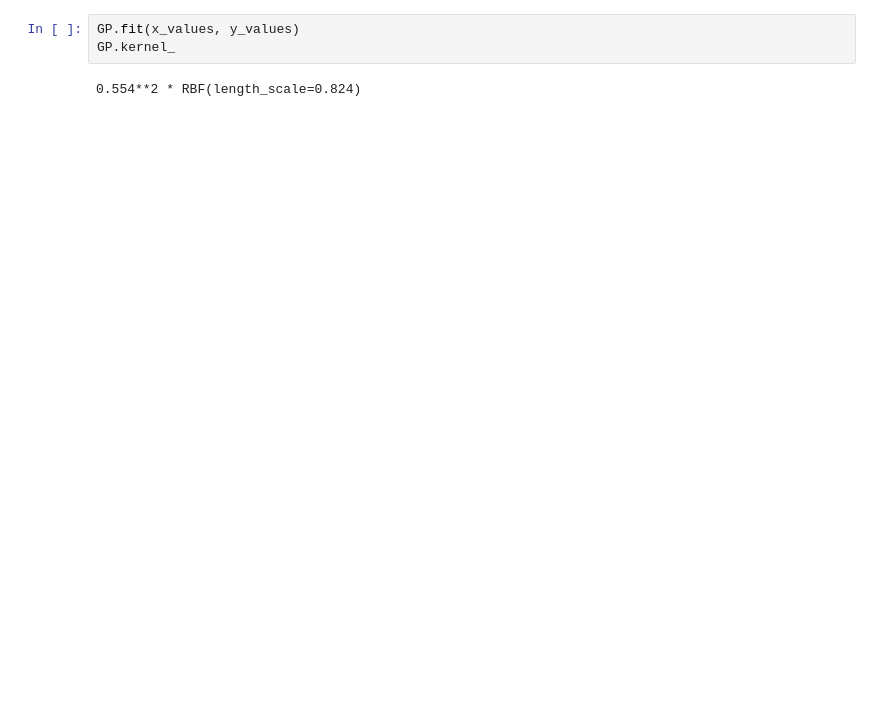
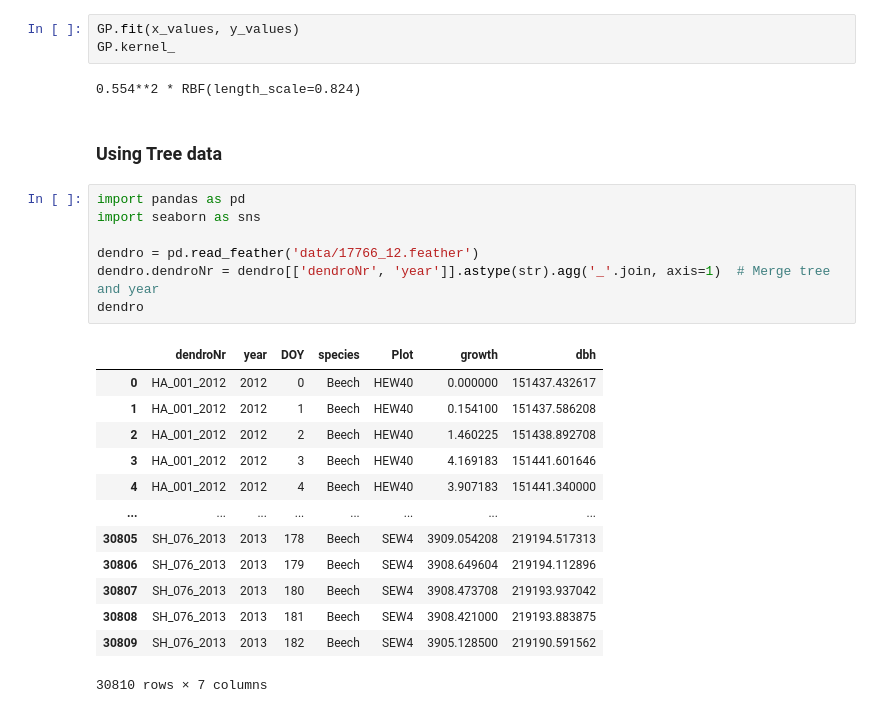
Before and after one commit to ItsNiklas/sparse-gaussian-processes, a Jupyter notebook: GP.ipynb, the cells around one changed output. Drawn from its saved outputs; the diff is of its cells as text; blank space fills up the shorter version.

```diff
--- a/GP.ipynb
+++ b/GP.ipynb
@@ -303,3 +102,26 @@ GP.fit(x_values, y_values)
 GP.kernel_
 # %% [output]
 0.554**2 * RBF(length_scale=0.824)
+# %% [markdown]
+### Using Tree data
+# %%
+import pandas as pd
+import seaborn as sns
+
+dendro = pd.read_feather('data/17766_12.feather')
+dendro.dendroNr = dendro[['dendroNr', 'year']].astype(str).agg('_'.join, axis=1)  # Merge tree and year
+dendro
+# %% [output]
+|  | dendroNr | year | DOY | species | Plot | growth | dbh |
+| 0 | HA_001_2012 | 2012 | 0 | Beech | HEW40 | 0.000000 | 151437.432617 |
+| 1 | HA_001_2012 | 2012 | 1 | Beech | HEW40 | 0.154100 | 151437.586208 |
+| 2 | HA_001_2012 | 2012 | 2 | Beech | HEW40 | 1.460225 | 151438.892708 |
+| 3 | HA_001_2012 | 2012 | 3 | Beech | HEW40 | 4.169183 | 151441.601646 |
+| 4 | HA_001_2012 | 2012 | 4 | Beech | HEW40 | 3.907183 | 151441.340000 |
+| ... | ... | ... | ... | ... | ... | ... | ... |
+| 30805 | SH_076_2013 | 2013 | 178 | Beech | SEW4 | 3909.054208 | 219194.517313 |
+| 30806 | SH_076_2013 | 2013 | 179 | Beech | SEW4 | 3908.649604 | 219194.112896 |
+| 30807 | SH_076_2013 | 2013 | 180 | Beech | SEW4 | 3908.473708 | 219193.937042 |
+| 30808 | SH_076_2013 | 2013 | 181 | Beech | SEW4 | 3908.421000 | 219193.883875 |
+| 30809 | SH_076_2013 | 2013 | 182 | Beech | SEW4 | 3905.128500 | 219190.591562 |
+30810 rows × 7 columns
```
Also changed, not shown: parts of 9 cells of this notebook, 1 other file.
